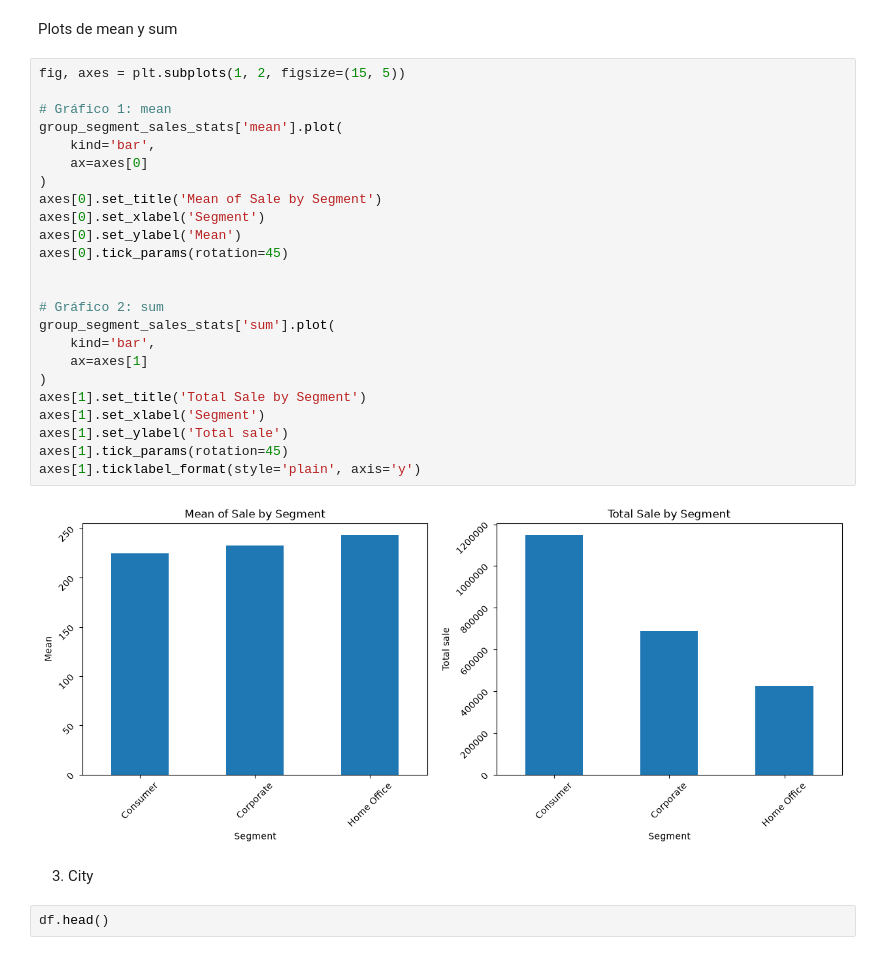
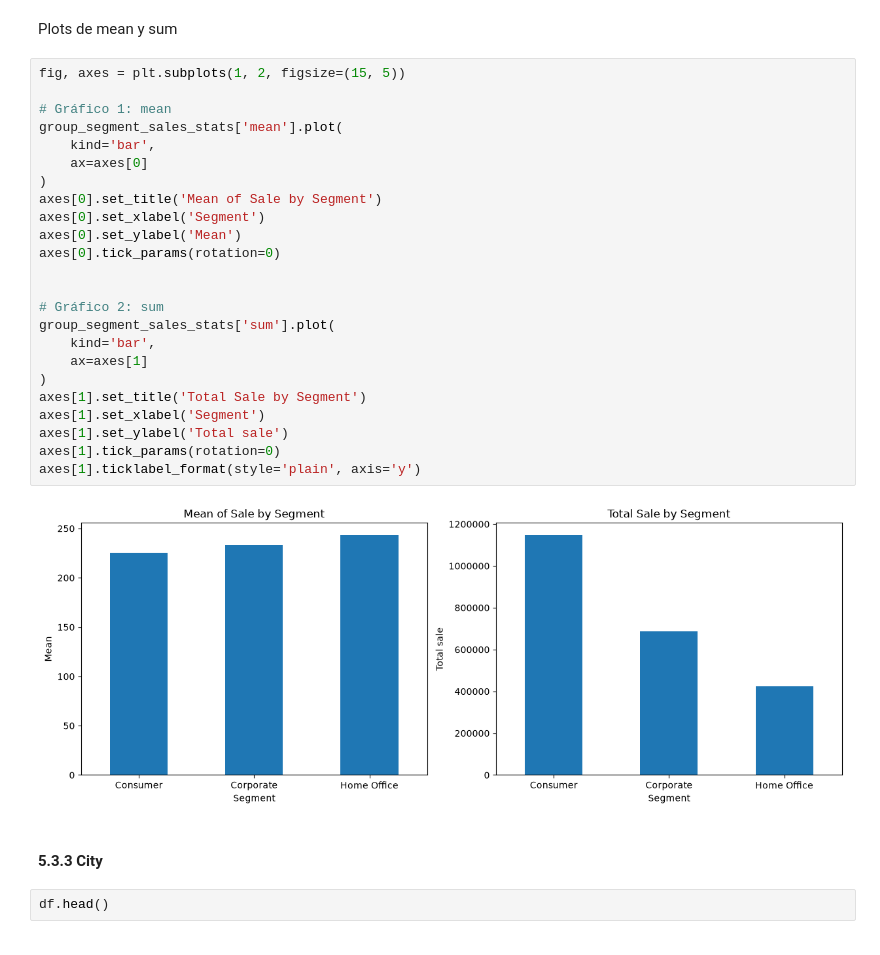
Before and after one commit to charligram/1_analisis_ventas, a Jupyter notebook: notebooks/01_EDA.ipynb, the cells around one changed output. Saved outputs shown, nothing was run; the diff lists cells and outputs as text.

Commit message:
Mean and sum plots end/EDA finish

```diff
--- a/notebooks/01_EDA.ipynb
+++ b/notebooks/01_EDA.ipynb
@@ -779,31 +777,31 @@ Plots de mean y sum
 # %%
 fig, axes = plt.subplots(1, 2, figsize=(15, 5))
 
 # Gráfico 1: mean
 group_segment_sales_stats['mean'].plot(
     kind='bar',
     ax=axes[0]
 )
 axes[0].set_title('Mean of Sale by Segment')
 axes[0].set_xlabel('Segment')
 axes[0].set_ylabel('Mean')
-axes[0].tick_params(rotation=45)
+axes[0].tick_params(rotation=0)
 
 
 # Gráfico 2: sum
 group_segment_sales_stats['sum'].plot(
     kind='bar',
     ax=axes[1]
 )
 axes[1].set_title('Total Sale by Segment')
 axes[1].set_xlabel('Segment')
 axes[1].set_ylabel('Total sale')
-axes[1].tick_params(rotation=45)
+axes[1].tick_params(rotation=0)
 axes[1].ticklabel_format(style='plain', axis='y')
 # %% [output]
-[figure, old version]
+[figure, new version]
 # %% [markdown]
-3. City
+#### 5.3.3 City
 # %%
 df.head()
 # %% [output]
```
Also changed, not shown: parts of 32 cells of this notebook.
